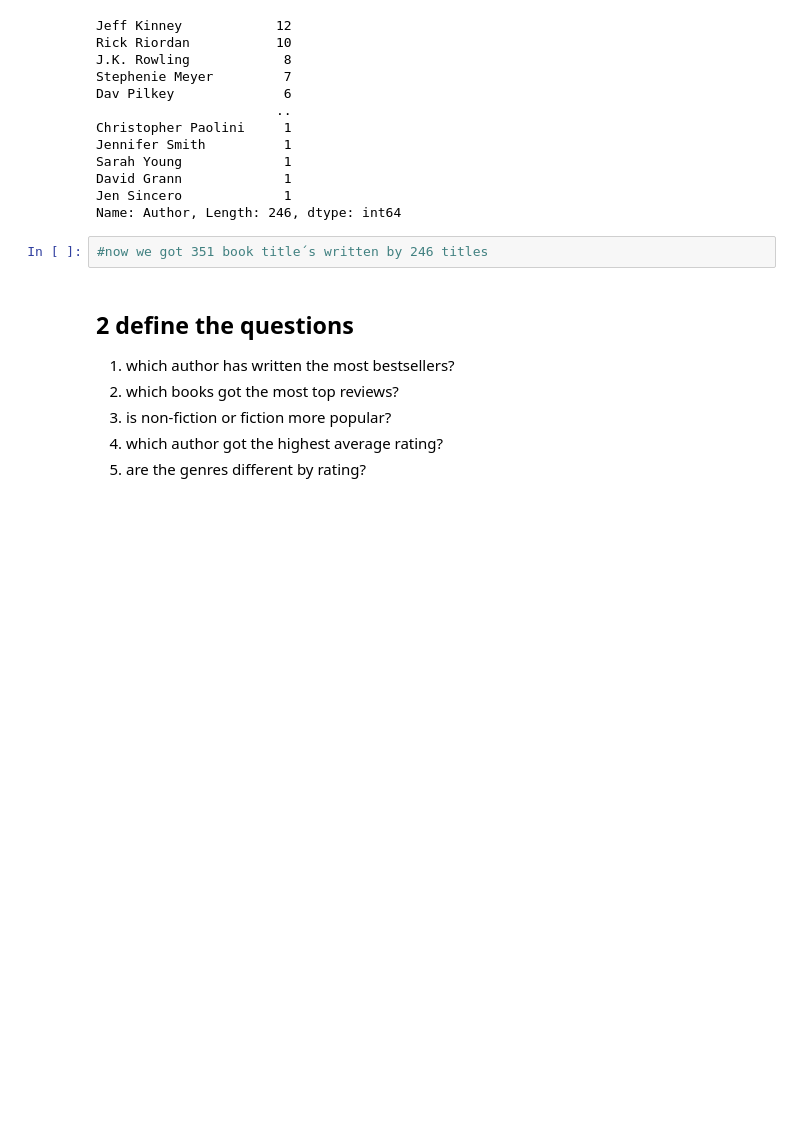
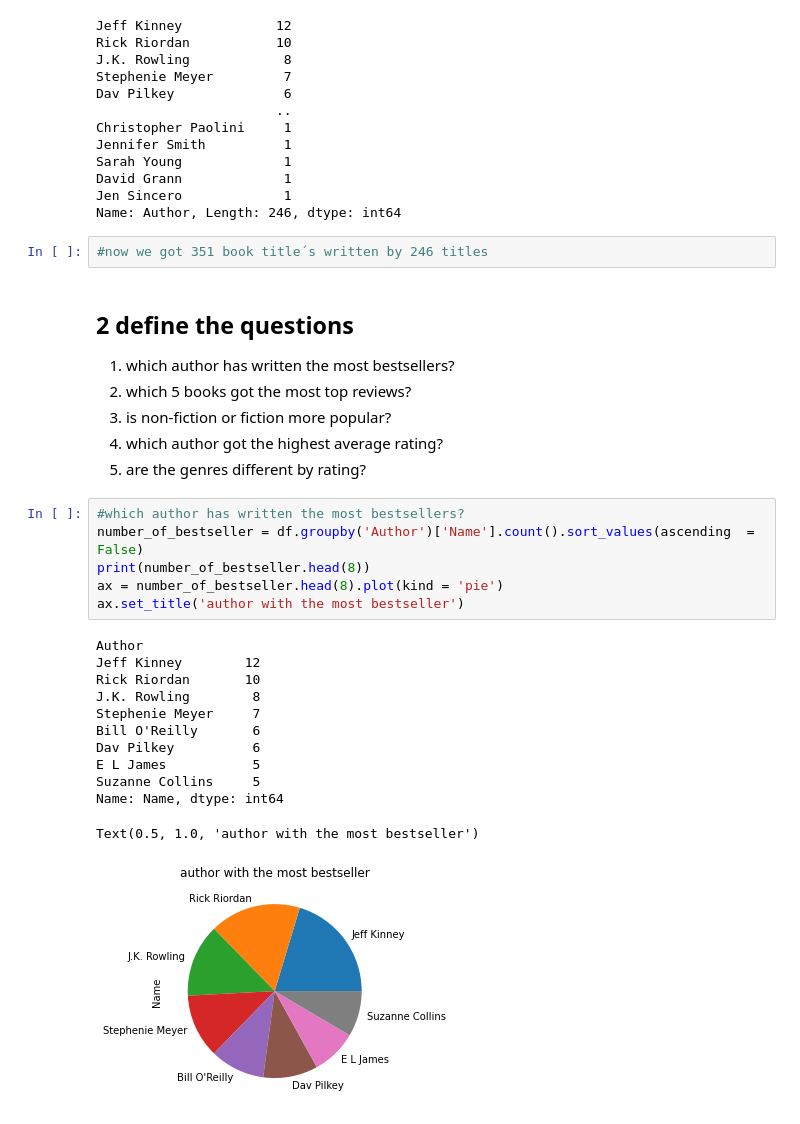
Before and after one commit to BrittaEnte/kaggle_projects, a Jupyter notebook: amazon bestseller/amazonbooks.ipynb, the cells around one changed output. Saved outputs shown, nothing was run; the diff lists cells and outputs as text; blank space fills up the shorter version.

Commit message:
adding the charts
matplotlib

```diff
--- a/amazon bestseller/amazonbooks.ipynb
+++ b/amazon bestseller/amazonbooks.ipynb
@@ -212,8 +212,27 @@ Name: Author, Length: 246, dtype: int64
 ## 2 define the questions
 <ol>
   <li>which author has written the most bestsellers?</li>
-  <li>which books got the most top reviews?</li>
+  <li>which 5 books got the most top reviews?</li>
   <li>is non-fiction or fiction more popular?</li>
   <li>which author got the highest average rating?</li>
   <li>are the genres different by rating?</li>
 </ol>
+# %%
+#which author has written the most bestsellers?
+number_of_bestseller = df.groupby('Author')['Name'].count().sort_values(ascending  = False)
+print(number_of_bestseller.head(8))
+ax = number_of_bestseller.head(8).plot(kind = 'pie')
+ax.set_title('author with the most bestseller')
+# %% [output]
+Author
+Jeff Kinney        12
+Rick Riordan       10
+J.K. Rowling        8
+Stephenie Meyer     7
+Bill O'Reilly       6
+Dav Pilkey          6
+E L James           5
+Suzanne Collins     5
+Name: Name, dtype: int64
+Text(0.5, 1.0, 'author with the most bestseller')
+[figure, added]
```
Also changed, not shown: parts of 2 cells of this notebook.
